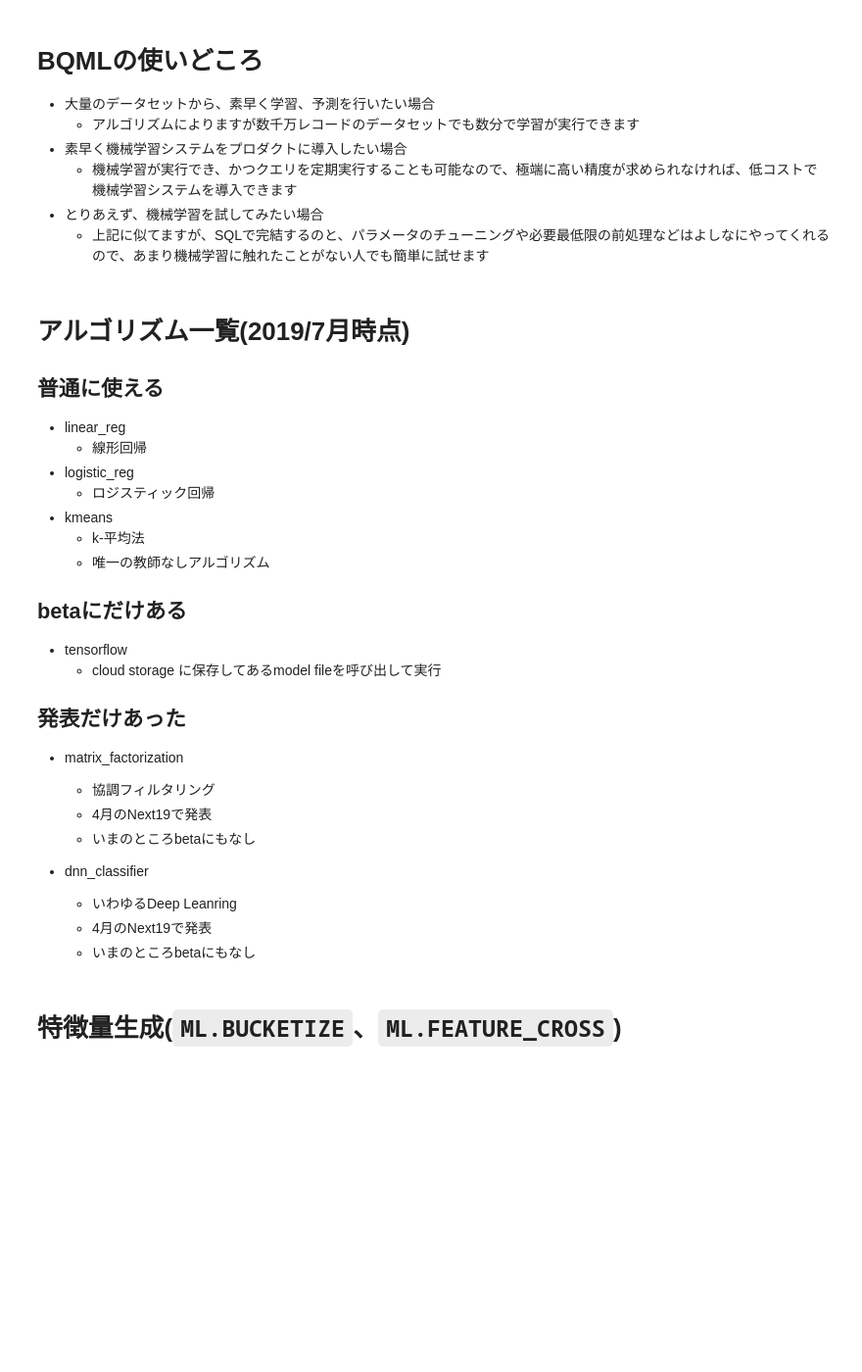
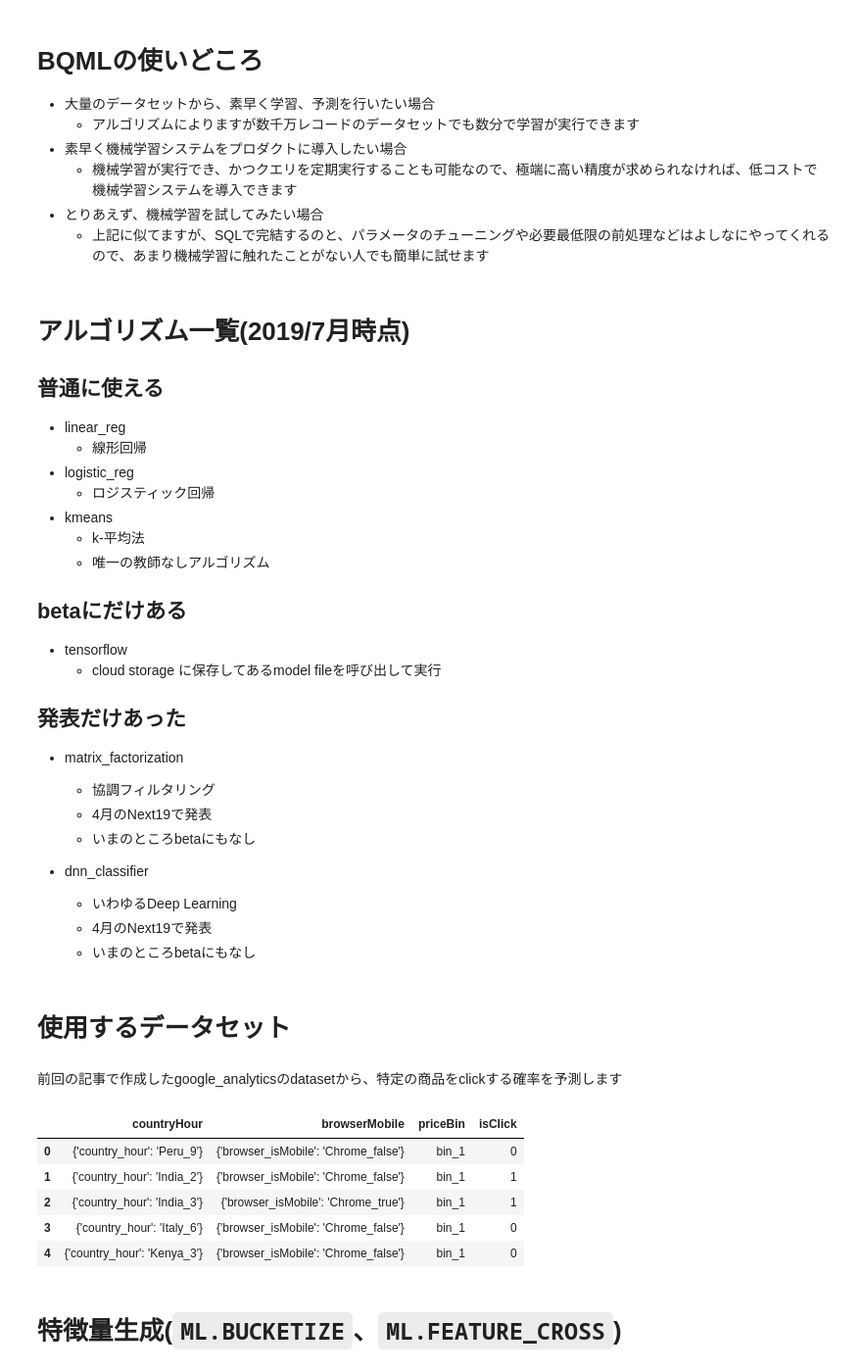
Before and after one commit to hiroaki8388/gcp, a Jupyter notebook: article/bqml3.ipynb, the cells around one changed output. Shown: that part at 98% size. Cells and saved outputs as stored; diff of their text form; code cells hidden in the pictures; blank space fills up the shorter version.

```diff
--- a/article/bqml3.ipynb
+++ b/article/bqml3.ipynb
@@ -42,9 +51,23 @@ PROJECT ='scalable-data-science'
 	- いまのところbetaにもなし
 
 - dnn_classifier
-	- いわゆるDeep Leanring
+	- いわゆるDeep Learning
 	- 4月のNext19で発表
 	- いまのところbetaにもなし
+# %% [markdown]
+# 使用するデータセット
+# %% [markdown]
+前回の記事で作成したgoogle_analyticsのdatasetから、特定の商品をclickする確率を予測します
+# %%
+%%bigquery --project $PROJECT
+SELECT * FROM `google_analytics.ga_dataset_feature` LIMIT 5
+# %% [output]
+|  | countryHour | browserMobile | priceBin | isClick |
+| 0 | {'country_hour': 'Peru_9'} | {'browser_isMobile': 'Chrome_false'} | bin_1 | 0 |
+| 1 | {'country_hour': 'India_2'} | {'browser_isMobile': 'Chrome_false'} | bin_1 | 1 |
+| 2 | {'country_hour': 'India_3'} | {'browser_isMobile': 'Chrome_true'} | bin_1 | 1 |
+| 3 | {'country_hour': 'Italy_6'} | {'browser_isMobile': 'Chrome_false'} | bin_1 | 0 |
+| 4 | {'country_hour': 'Kenya_3'} | {'browser_isMobile': 'Chrome_false'} | bin_1 | 0 |
 # %% [markdown]
 # 特徴量生成(`ML.BUCKETIZE`、`ML.FEATURE_CROSS`)
 # %% [markdown]
```
Also changed, not shown: parts of 14 cells of this notebook.
